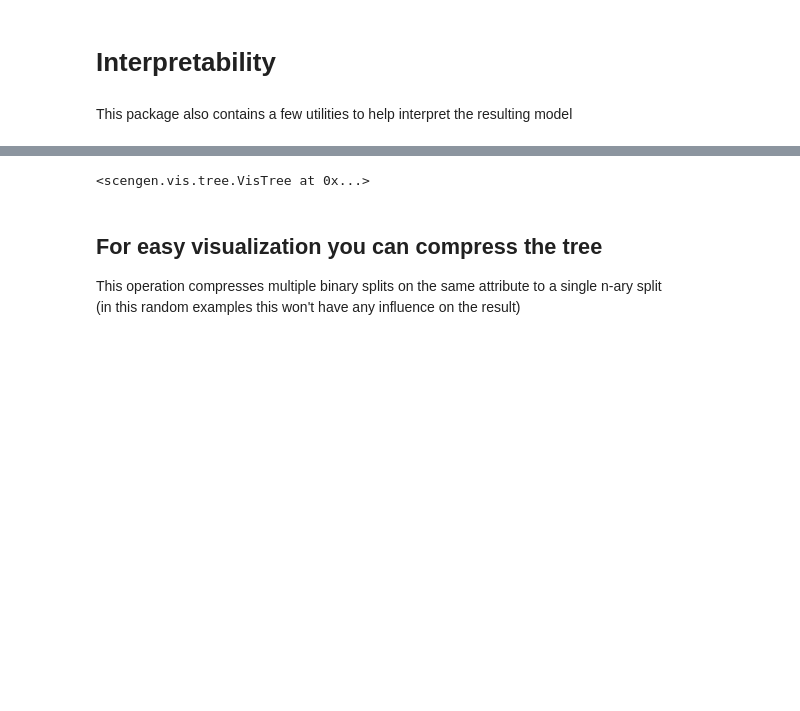
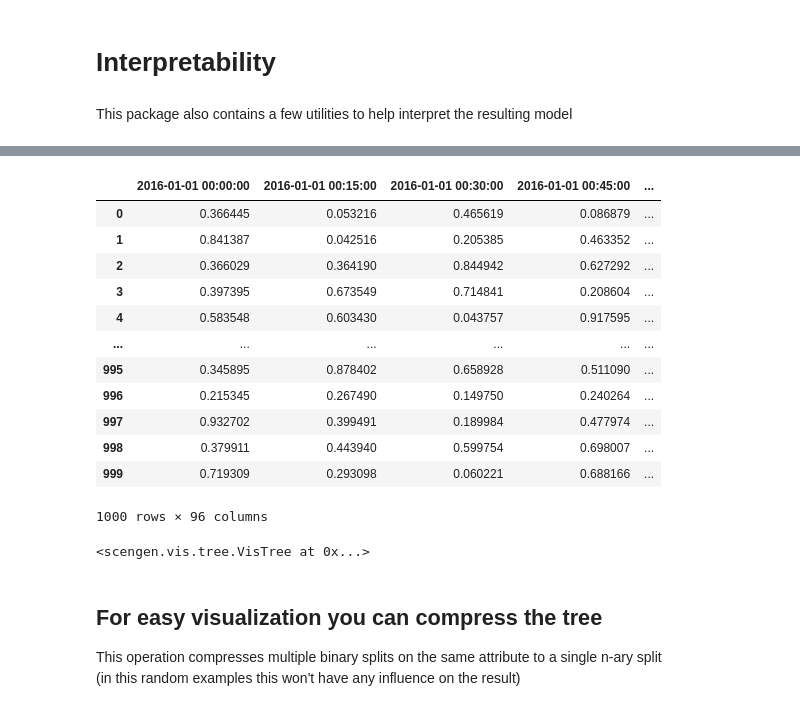
Before and after one commit to jonassoenen/predclus_scengen, a Jupyter notebook: notebooks/example.ipynb, the cells around one changed output, grey strips where cells are left out. Drawn from its saved outputs; the diff is of its cells as text; code cells hidden in the pictures; blank space fills up the shorter version.

```diff
--- a/notebooks/example.ipynb
+++ b/notebooks/example.ipynb
@@ -147,4 +147,21 @@ attribute_df
 1000 rows × 25 columns
+# %%
+timeseries_df = pd.DataFrame(timeseries, columns = pd.date_range(start = '2016-01-01 00:00', freq = '15min', periods = 4*24))
+timeseries_df
+# %% [output]
+|  | 2016-01-01 00:00:00 | 2016-01-01 00:15:00 | 2016-01-01 00:30:00 | 2016-01-01 00:45:00 | ... |
+| 0 | 0.366445 | 0.053216 | 0.465619 | 0.086879 | ... |
+| 1 | 0.841387 | 0.042516 | 0.205385 | 0.463352 | ... |
+| 2 | 0.366029 | 0.364190 | 0.844942 | 0.627292 | ... |
+| 3 | 0.397395 | 0.673549 | 0.714841 | 0.208604 | ... |
+| 4 | 0.583548 | 0.603430 | 0.043757 | 0.917595 | ... |
+| ... | ... | ... | ... | ... | ... |
+| 995 | 0.345895 | 0.878402 | 0.658928 | 0.511090 | ... |
+| 996 | 0.215345 | 0.267490 | 0.149750 | 0.240264 | ... |
+| 997 | 0.932702 | 0.399491 | 0.189984 | 0.477974 | ... |
+| 998 | 0.379911 | 0.443940 | 0.599754 | 0.698007 | ... |
+| 999 | 0.719309 | 0.293098 | 0.060221 | 0.688166 | ... |
+1000 rows × 96 columns
 # %%
 vistree = model.to_visualization_tree(attribute_df)
 vistree
```
Also changed, not shown: parts of 13 cells of this notebook, 1 other file.
